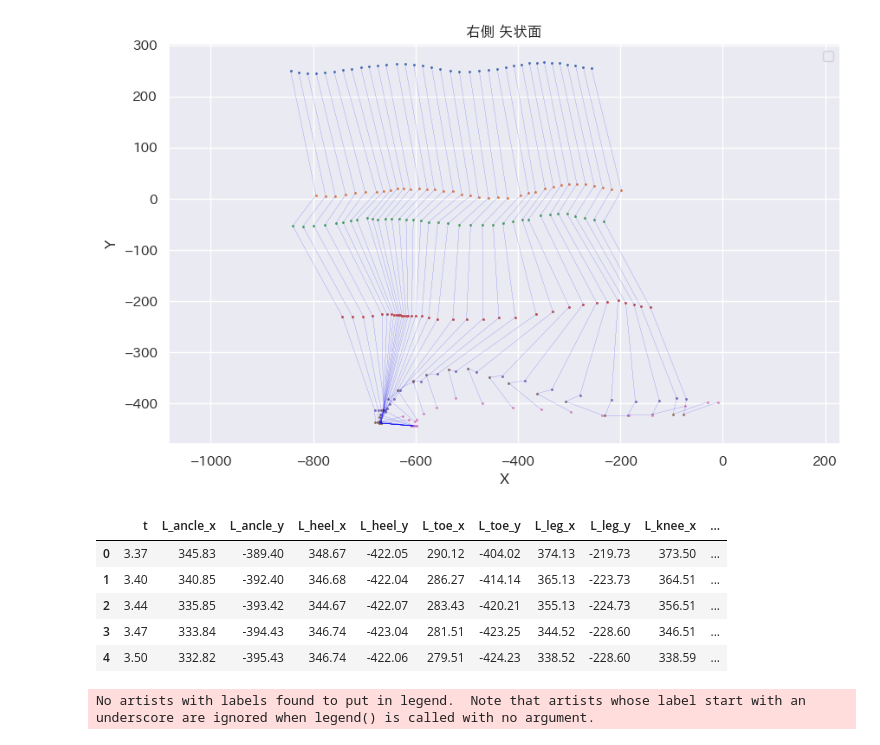
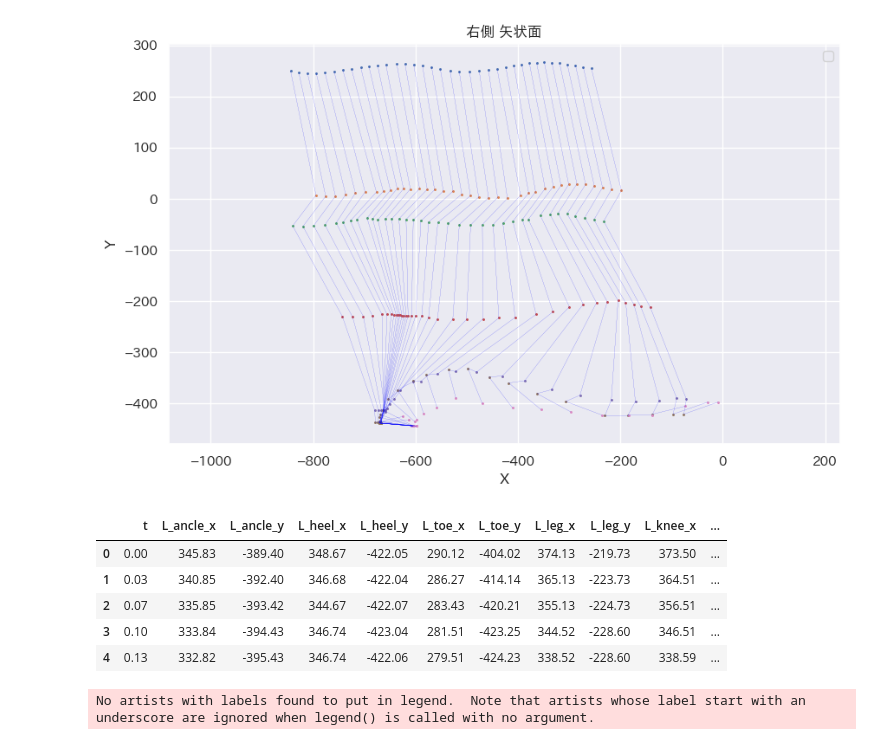
Before and after one commit to naitoyuma7110/walkAnalysis, a Jupyter notebook: analys.ipynb, the cells around one changed output. Cells and saved outputs as stored; diff of their text form; code cells hidden in the pictures.

```diff
--- a/analys.ipynb
+++ b/analys.ipynb
@@ -174,15 +159,16 @@ No artists with labels found to put in legend.  Note that artists whose label st
 # %%
 left_side = pd.read_csv("/workspace/walkAnalysis/pointData/sideLeftTrim.csv")
 
 left_side = left_side[(left_side['t'] >= 3.34) & (left_side['t'] <= 4.67)]
+left_side['t'] = left_side['t'] - left_side['t'][0]
 left_side.head()
 # %% [output]
 |  | t | L_ancle_x | L_ancle_y | L_heel_x | L_heel_y | L_toe_x | L_toe_y | L_leg_x | L_leg_y | L_knee_x | ... |
-| 0 | 3.37 | 345.83 | -389.40 | 348.67 | -422.05 | 290.12 | -404.02 | 374.13 | -219.73 | 373.50 | ... |
-| 1 | 3.40 | 340.85 | -392.40 | 346.68 | -422.04 | 286.27 | -414.14 | 365.13 | -223.73 | 364.51 | ... |
-| 2 | 3.44 | 335.85 | -393.42 | 344.67 | -422.07 | 283.43 | -420.21 | 355.13 | -224.73 | 356.51 | ... |
-| 3 | 3.47 | 333.84 | -394.43 | 346.74 | -423.04 | 281.51 | -423.25 | 344.52 | -228.60 | 346.51 | ... |
-| 4 | 3.50 | 332.82 | -395.43 | 346.74 | -422.06 | 279.51 | -424.23 | 338.52 | -228.60 | 338.59 | ... |
+| 0 | 0.00 | 345.83 | -389.40 | 348.67 | -422.05 | 290.12 | -404.02 | 374.13 | -219.73 | 373.50 | ... |
+| 1 | 0.03 | 340.85 | -392.40 | 346.68 | -422.04 | 286.27 | -414.14 | 365.13 | -223.73 | 364.51 | ... |
+| 2 | 0.07 | 335.85 | -393.42 | 344.67 | -422.07 | 283.43 | -420.21 | 355.13 | -224.73 | 356.51 | ... |
+| 3 | 0.10 | 333.84 | -394.43 | 346.74 | -423.04 | 281.51 | -423.25 | 344.52 | -228.60 | 346.51 | ... |
+| 4 | 0.13 | 332.82 | -395.43 | 346.74 | -422.06 | 279.51 | -424.23 | 338.52 | -228.60 | 338.59 | ... |
 # %%
 # グラフの描画
 plt.figure(figsize=(10, 6))
```
Also changed, not shown: parts of 12 cells of this notebook.
